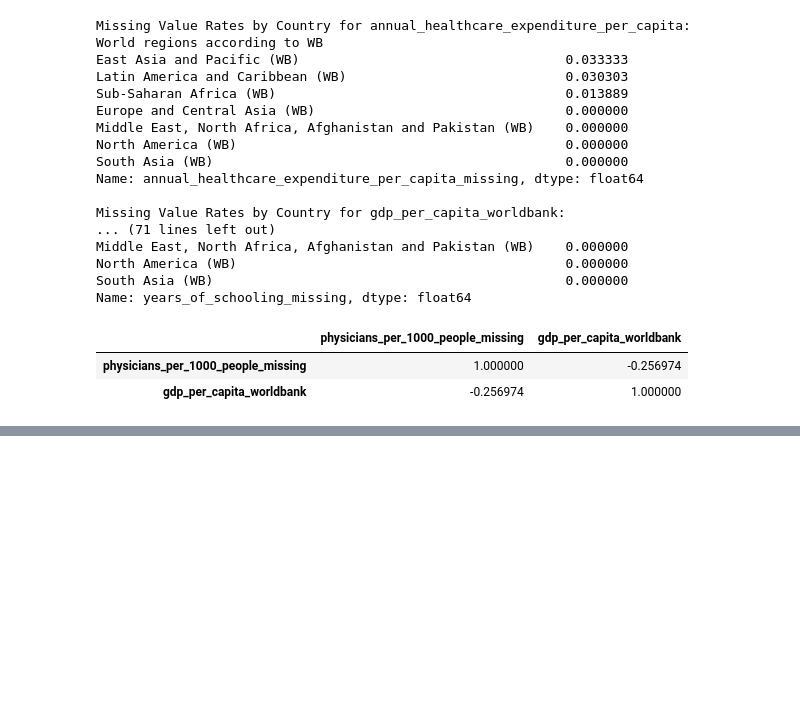
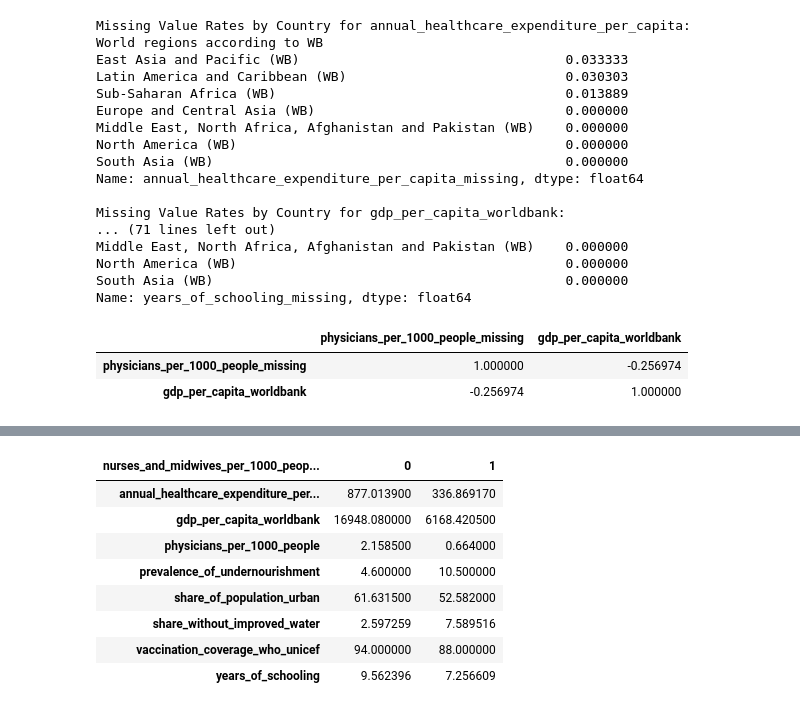
Before and after one commit to HamzahFayad/master_thesis_child_mortality, a Jupyter notebook: 01_notebooks/1_data_exploration.ipynb, the cells around one changed output, grey strips where cells are left out. Saved outputs shown, nothing was run; the diff lists cells and outputs as text; code cells hidden in the pictures; blank space fills up the shorter version.

```diff
--- a/01_notebooks/1_data_exploration.ipynb
+++ b/01_notebooks/1_data_exploration.ipynb
@@ -456,0 +464,12 @@ def missingess_corr():
+# %%
+median_comparison_missingness(mar_test_df, "nurses_and_midwives_per_1000_people_missing")
+# %% [output]
+| nurses_and_midwives_per_1000_peop... | 0 | 1 |
+| annual_healthcare_expenditure_per... | 877.013900 | 336.869170 |
+| gdp_per_capita_worldbank | 16948.080000 | 6168.420500 |
+| physicians_per_1000_people | 2.158500 | 0.664000 |
+| prevalence_of_undernourishment | 4.600000 | 10.500000 |
+| share_of_population_urban | 61.631500 | 52.582000 |
+| share_without_improved_water | 2.597259 | 7.589516 |
+| vaccination_coverage_who_unicef | 94.000000 | 88.000000 |
+| years_of_schooling | 9.562396 | 7.256609 |
```
Also changed, not shown: parts of 13 cells of this notebook, 1 other file.
